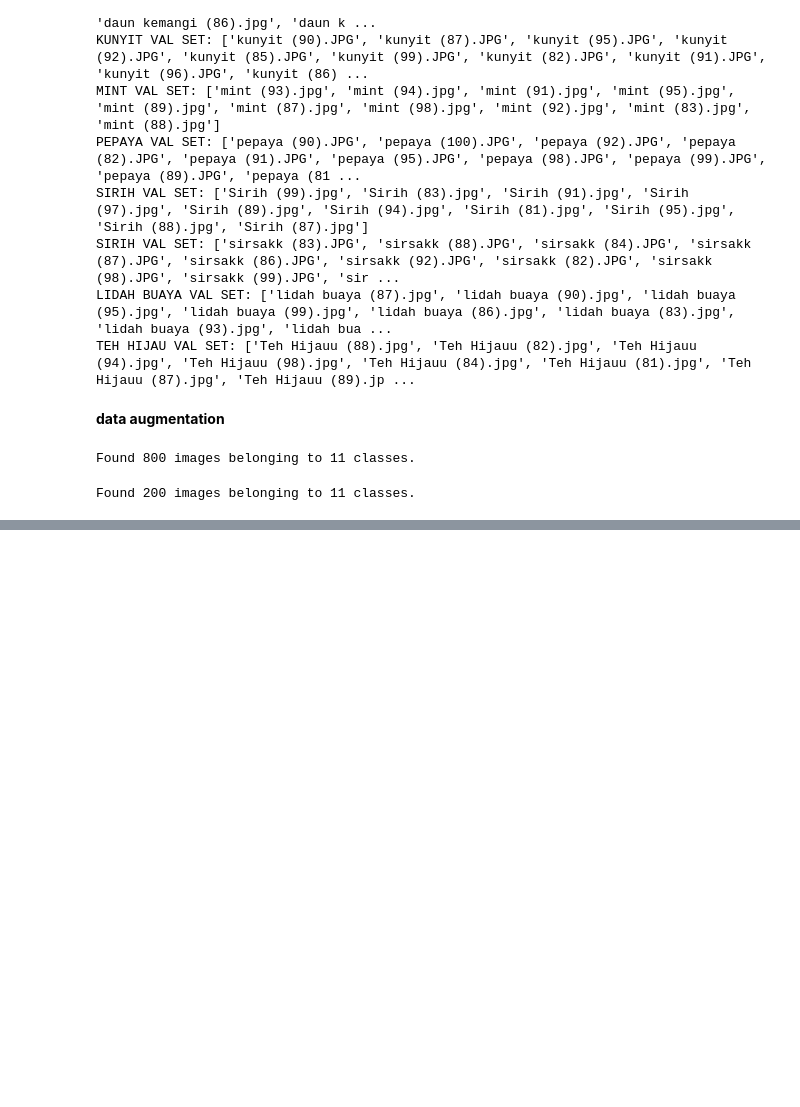
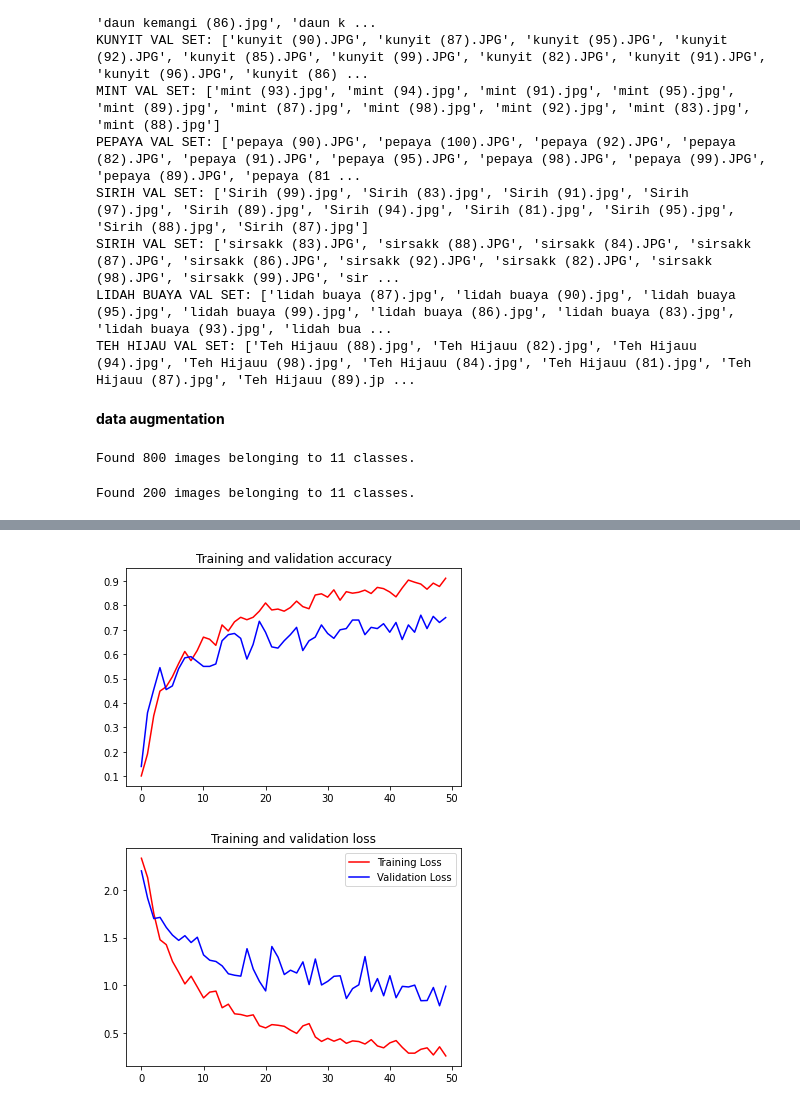
Before and after one commit to fractalxv/Leafy, a Jupyter notebook: ML/HerbsApp.ipynb, the cells around one changed output, grey strips where cells are left out. Saved outputs shown, nothing was run; the diff lists cells and outputs as text; code cells hidden in the pictures; blank space fills up the shorter version.

```diff
--- a/ML/HerbsApp.ipynb
+++ b/ML/HerbsApp.ipynb
@@ -187,11 +187,16 @@ dir_training = "./herbs-plant/Data_Training/"
 
 training_datagen = ImageDataGenerator(
       rescale = 1.0/255.,
+      featurewise_center=False,
+      samplewise_center=False,
+      featurewise_std_normalization=False,
+      samplewise_std_normalization=False,
+      zca_whitening=False,
 	    rotation_range=30,
       width_shift_range=0.1,
       height_shift_range=0.1,
       shear_range=0.3,
-      zoom_range=0.3,
+      zoom_range=0.1,
       horizontal_flip=True,
       vertical_flip=True,
       fill_mode='nearest')
@@ -217,9 +222,13 @@ validation_generator = validation_datagen.flow_from_directory(
 Found 200 images belonging to 11 classes.
 # %%
 model = tf.keras.models.Sequential([
-    tf.keras.layers.Conv2D(64, (3,3), activation='relu', input_shape=(224, 224, 3)),
+    tf.keras.layers.Conv2D(32, (17,17), activation='relu', input_shape=(224, 224, 3)),
     tf.keras.layers.MaxPooling2D(2, 2),
+    tf.keras.layers.Conv2D(64, (3,3), activation='relu'),
+    tf.keras.layers.MaxPooling2D(2,2),
     tf.keras.layers.Conv2D(128, (3,3), activation='relu'),
+    tf.keras.layers.MaxPooling2D(2,2),
+    tf.keras.layers.Conv2D(96, (3,3), activation='relu'),
     tf.keras.layers.MaxPooling2D(2,2),
     tf.keras.layers.Conv2D(64, (3,3), activation='relu'),
     tf.keras.layers.MaxPooling2D(2,2),
@@ -273,0 +283,26 @@ Epoch 50/50
+# %%
+import matplotlib.pyplot as plt
+
+# Plot the model results
+acc = performa.history['accuracy']
+val_acc = performa.history['val_accuracy']
+loss = performa.history['loss']
+val_loss = performa.history['val_loss']
+
+epochs = range(len(acc))
+
+plt.plot(epochs, acc, 'r', label='Training accuracy')
+plt.plot(epochs, val_acc, 'b', label='Validation accuracy')
+plt.title('Training and validation accuracy')
+
+plt.figure()
+
+plt.plot(epochs, loss, 'r', label='Training Loss')
+plt.plot(epochs, val_loss, 'b', label='Validation Loss')
+plt.title('Training and validation loss')
+plt.legend()
+
+plt.show()
+# %% [output]
+[figure, added]
+[figure, added]
```
Also changed, not shown: parts of 2 cells of this notebook.
